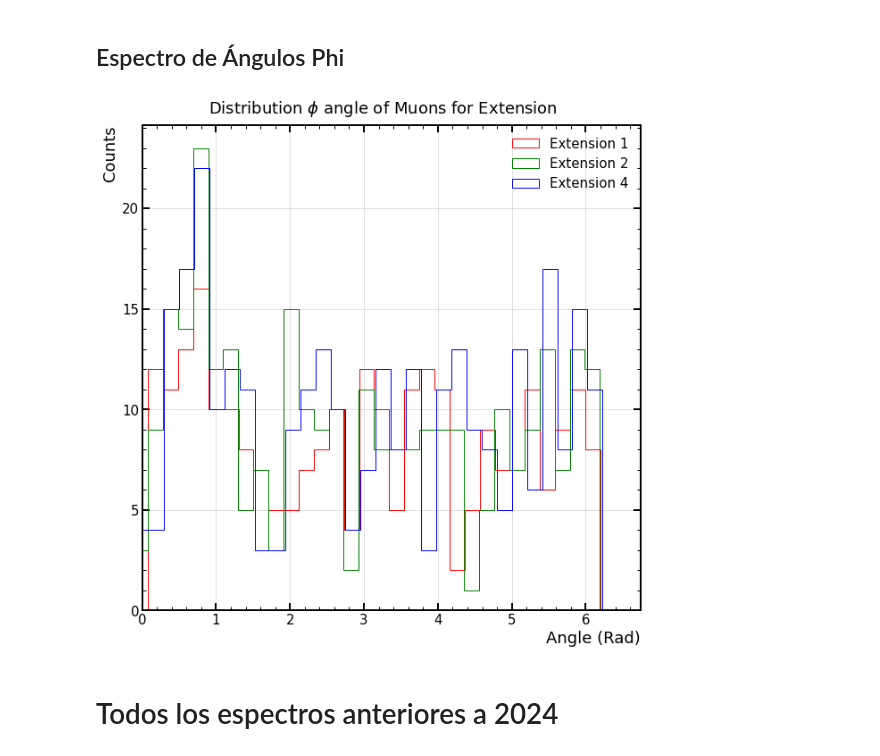
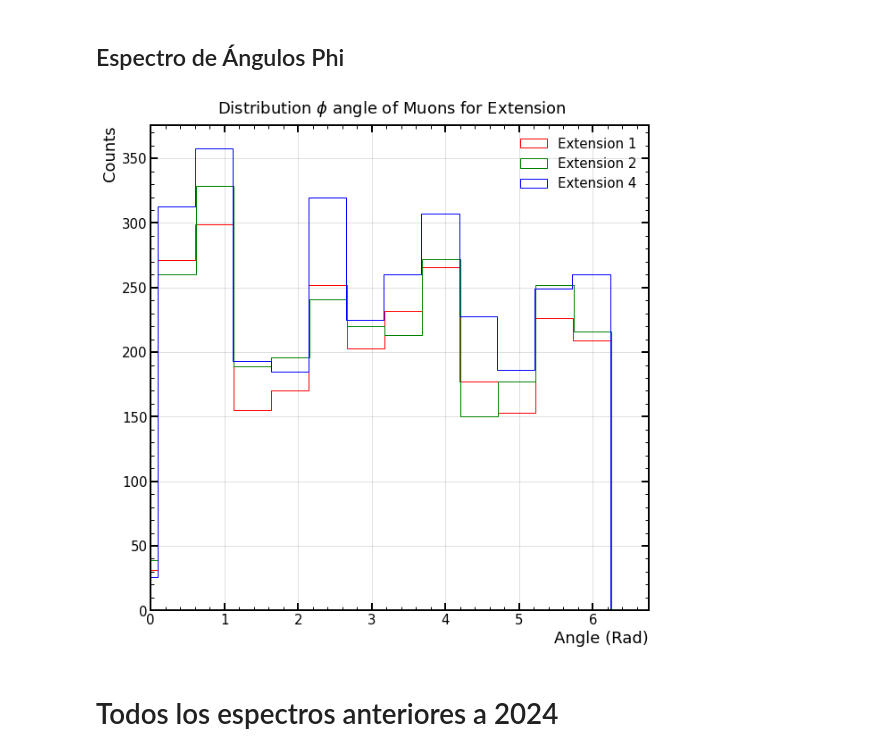
Before and after one commit to mausanram/CodigosICN, a Jupyter notebook: Catalogo_Eventos/Ajuste_Espectro.ipynb, the cells around one changed output. Drawn from its saved outputs; the diff is of its cells as text; code cells hidden in the pictures.

```diff
--- a/Catalogo_Eventos/Ajuste_Espectro.ipynb
+++ b/Catalogo_Eventos/Ajuste_Espectro.ipynb
@@ -76,7 +76,8 @@ path_Straight_events = 'data_histogram_Imgs_500_Sol_0.7_Elip_4.5Straight.pkl'
 # path = '/home/bruce/Documents/Programas/Catalogo_Eventos/Diccionarios_Espetro_Muones/dict_muons_NSAMP324_Extensions_1_to_4_Imgs_189_Sol_0.7_Elip_0.65_KeV.pkl'
 # path = '/home/labdet/Documents/MauSan/Programas/Repositorio_Git/Catalogo_Eventos/Diccionarios_Espetro_Muones/dict_muons_NSAMP324_Extensions_1_to_4_Imgs_189_Sol_0.7_Elip_0.65_KeV.pkl'
 
-path = '/home/bruce/Documents/Programas/Catalogo_Eventos/dict_muons_NSAMP324_Extensions_1_to_4_Imgs_15_Sol_0.7_Elip_0.65_electrons.pkl'
+# path = '/home/bruce/Documents/Programas/Catalogo_Eventos/dict_muons_NSAMP324_Extensions_1_to_4_Imgs_15_Sol_0.7_Elip_0.65_electrons.pkl'
+path = '/home/bruce/Documents/Programas/Catalogo_Eventos/Diccionarios_Espetro_Muones/dict_muons_NSAMP324_Extensions_1_to_4_Imgs_189_Sol_0.7_Elip_0.65_electrons.pkl'
 
 # path = '/home/bruce/Documents/Programas/Catalogo_Eventos/dict_muons_Extensions_1_to_4_Imgs_2078_Sol_0.7_Elip_0.7_ADUs__.pkl'
 # path = '/home/bruce/Documents/Programas/Catalogo_Eventos/dict_muons_Extensions_1_to_4_Imgs_2078_Sol_0.7_Elip_0.75_ADUs__.pkl'
@@ -520,31 +521,31 @@ plt.show()
 ## Espectro de Ángulos Phi
 # %%
 fig, axs = plt.subplots(figsize = [10,10])
-BINS = 50
+BINS = 20
 
 # axs.hist(data_muons_extension_1['phi'] + data_muons_extension_2['phi'] + data_muons_extension_4['phi'], bins=BINS, color = 'k',
 #         label = 'All Extensions', histtype = 'step')
 
 axs.hist(data_muons_extension_1['phi'], bins = BINS, range= (np.min(data_muons_extension_1['phi']), np.max(data_muons_extension_1['phi'])),
             color = 'r', label= 'Extension 1', histtype = 'step')
 
 axs.hist(data_muons_extension_2['phi'], bins = BINS, range= (np.min(data_muons_extension_2['phi']), np.max(data_muons_extension_2['phi'])),
             color = 'g', label= 'Extension 2', histtype = 'step')
 
 axs.hist(data_muons_extension_4['phi'], bins = BINS, range= (np.min(data_muons_extension_4['phi']), np.max(data_muons_extension_4['phi'])),
             color = 'b', label= 'Extension 4', histtype = 'step')
 
 # axs.vlines(x=0.0725, ymax=2500, ymin=0,  colors='k', linestyles='dashed',  label = 'Thickness of CCD: 0.0725 cm')
 axs.legend()
 axs.grid()
 
 axs.set_xlim(0)
 axs.set_xlabel('Angle (Rad)', size = 18)
 axs.set_ylabel('Counts', size = 18)
 fig.suptitle(r'Distribution $\phi$ angle of Muons for Extension', size = 18, y=0.92)
 plt.show()
 # %% [output]
-[figure, old version]
+[figure, new version]
 # %% [markdown]
 # Todos los espectros anteriores a 2024
 # %%
```
Also changed, not shown: parts of 1 cell of this notebook, 2 other files.
